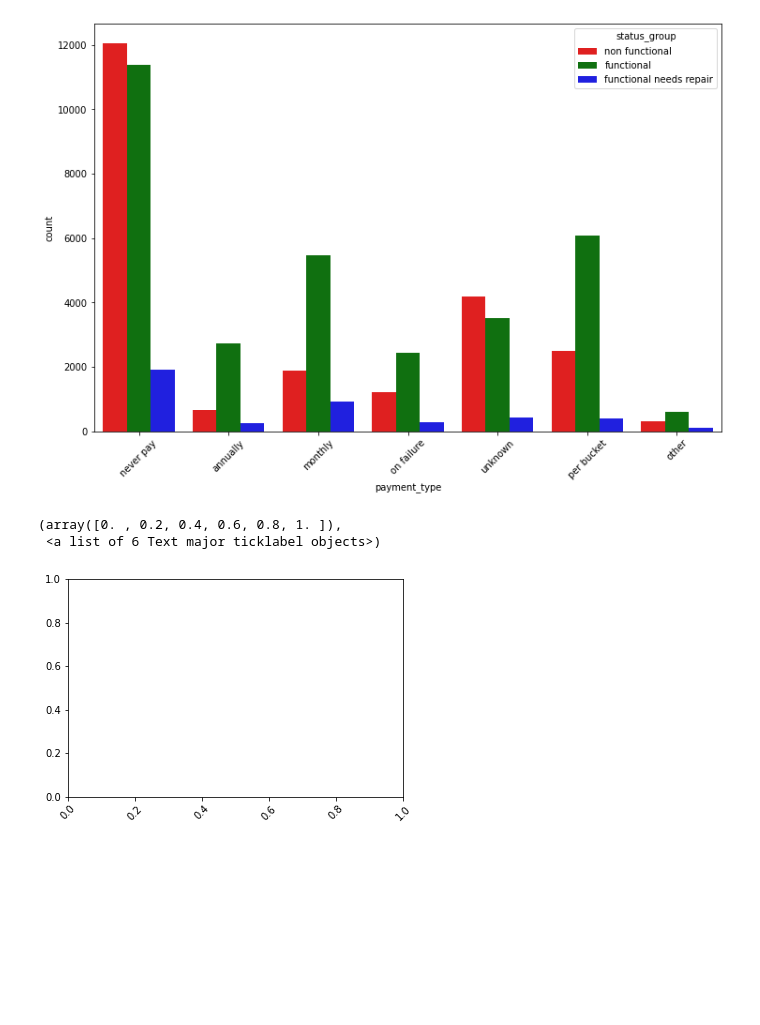
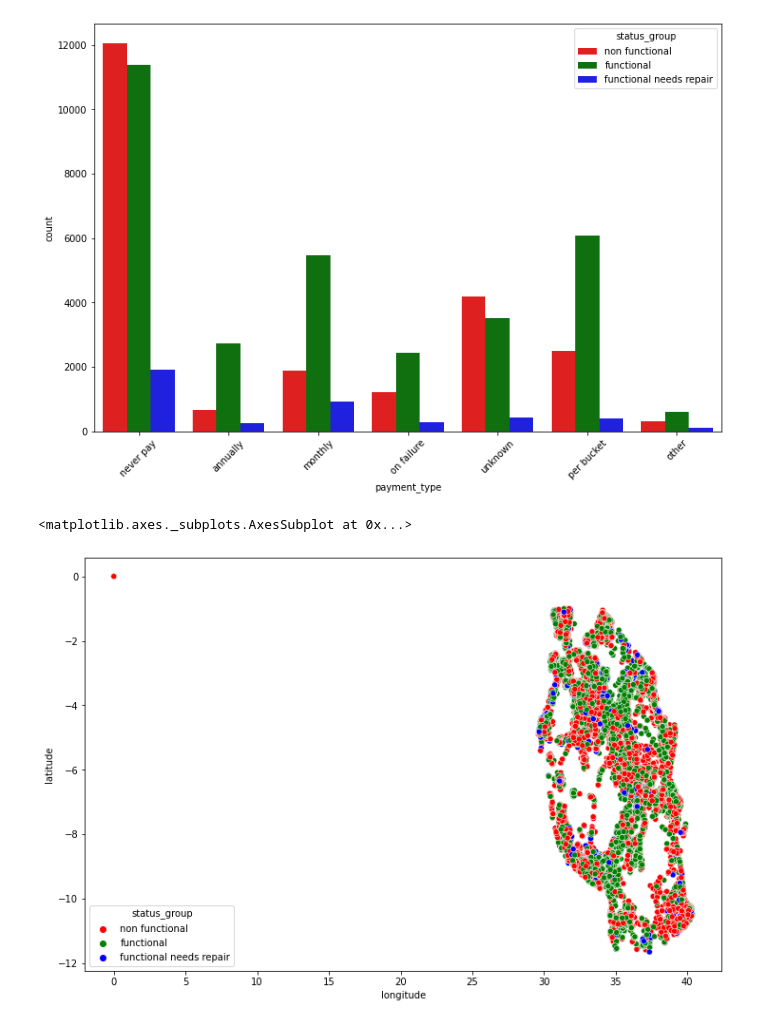
Before and after one commit to sukuzhanay/PySpark-and-BigData-Exploring-a-huge-dataset, a Jupyter notebook: code_empty.ipynb, the cells around one changed output. Cells and saved outputs as stored; diff of their text form; code cells hidden in the pictures; blank space fills up the shorter version.

```diff
--- a/code_empty.ipynb
+++ b/code_empty.ipynb
@@ -332,10 +332,9 @@ plt.xticks(rotation=45)
 # %% [output]
 (array([0, 1, 2, 3, 4, 5, 6]), <a list of 7 Text major ticklabel objects>)
 [figure]
-# %%
-sns.countplot(x='payment_type',hue='status_group',data=df, ax=ax,palette=color_status)
-plt.xticks(rotation=45)
-# %% [output]
-(array([0. , 0.2, 0.4, 0.6, 0.8, 1. ]),
- <a list of 6 Text major ticklabel objects>)
-[figure, removed]
+# %%
+fig, ax = plt.subplots(figsize=(12,8))
+sns.scatterplot(x='longitude', y='latitude', data=df, hue='status_group', ax=ax, palette=color_status)
+# %% [output]
+<matplotlib.axes._subplots.AxesSubplot at 0x...>
+[figure, added]
```
